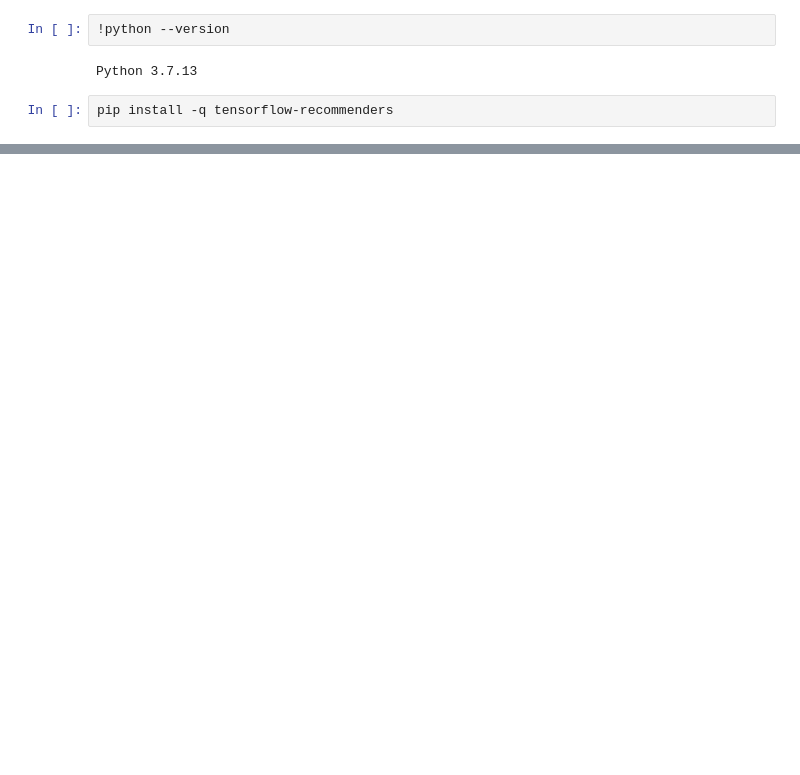
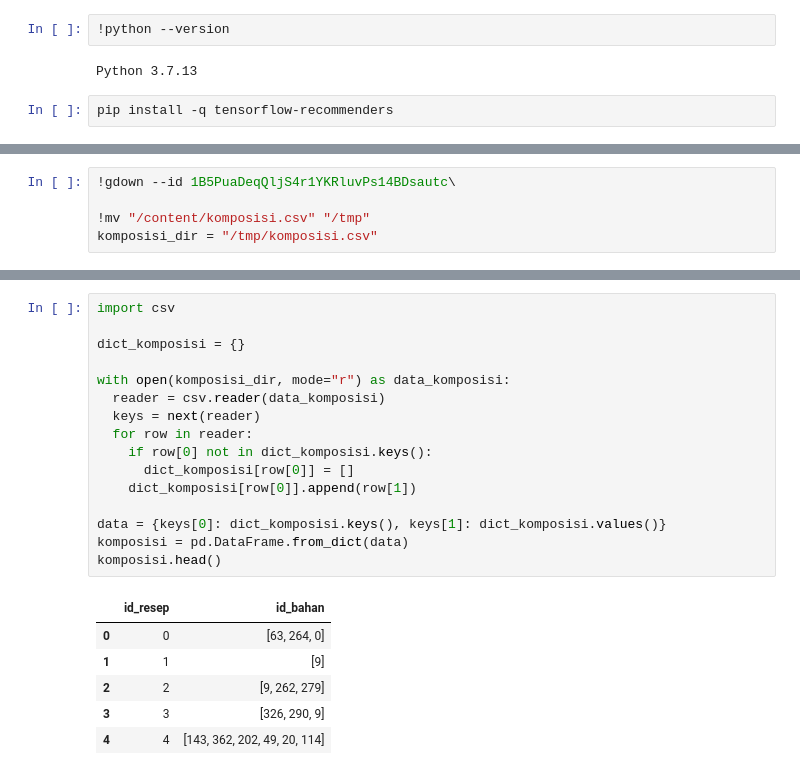
Before and after one commit to fathur666/SIMPASI, a Jupyter notebook: SIMPASI_MODEL.ipynb, the cells around one changed output, grey strips where cells are left out. Drawn from its saved outputs; the diff is of its cells as text; blank space fills up the shorter version.

```diff
--- a/SIMPASI_MODEL.ipynb
+++ b/SIMPASI_MODEL.ipynb
@@ -23,0 +51,5 @@ import tensorflow_recommenders as tfrs
+# %%
+!gdown --id 1B5PuaDeqQljS4r1YKRluvPs14BDsautc\
+
+!mv "/content/komposisi.csv" "/tmp"
+komposisi_dir = "/tmp/komposisi.csv"
@@ -23,0 +96,23 @@ import tensorflow_recommenders as tfrs
+# %%
+import csv
+
+dict_komposisi = {}
+
+with open(komposisi_dir, mode="r") as data_komposisi:
+  reader = csv.reader(data_komposisi)
+  keys = next(reader)
+  for row in reader:
+    if row[0] not in dict_komposisi.keys():
+      dict_komposisi[row[0]] = []
+    dict_komposisi[row[0]].append(row[1])
+
+data = {keys[0]: dict_komposisi.keys(), keys[1]: dict_komposisi.values()}
+komposisi = pd.DataFrame.from_dict(data)
+komposisi.head()
+# %% [output]
+|  | id_resep | id_bahan |
+| 0 | 0 | [63, 264, 0] |
+| 1 | 1 | [9] |
+| 2 | 2 | [9, 262, 279] |
+| 3 | 3 | [326, 290, 9] |
+| 4 | 4 | [143, 362, 202, 49, 20, 114] |
```
Also changed, not shown: parts of 23 cells of this notebook.
